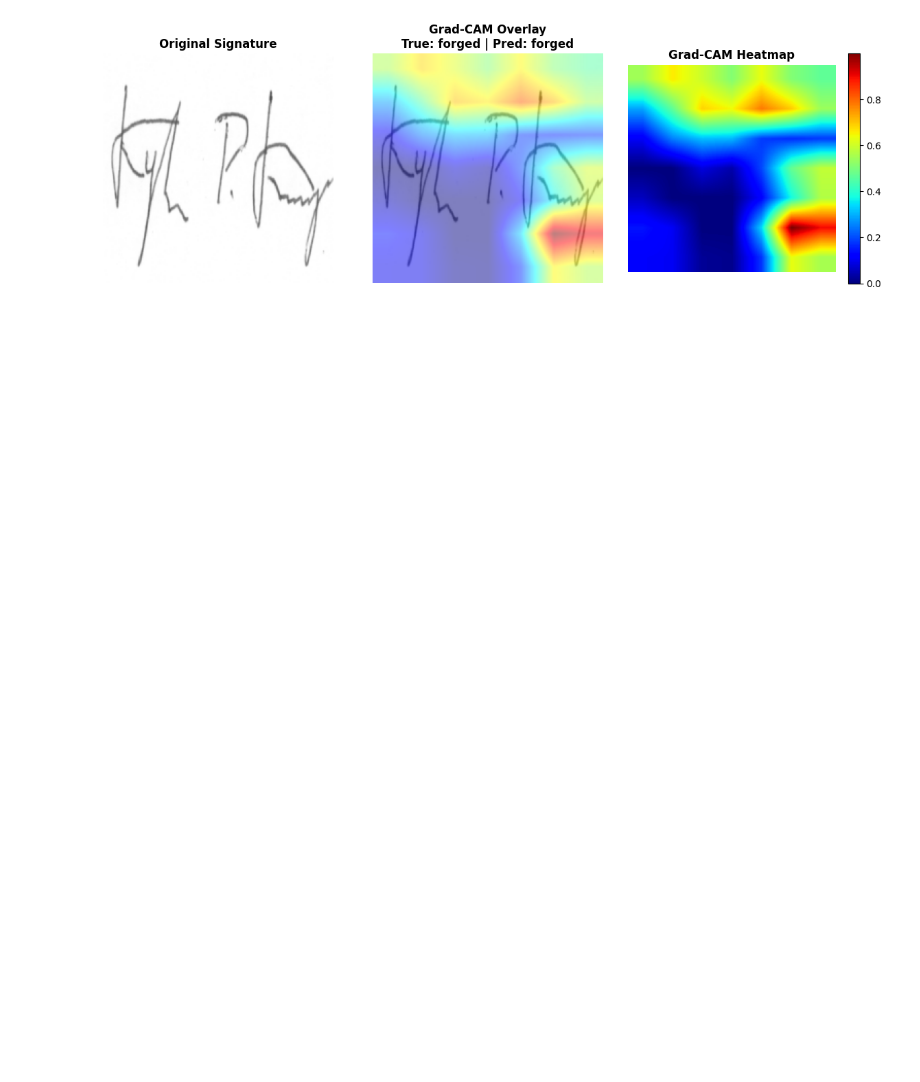
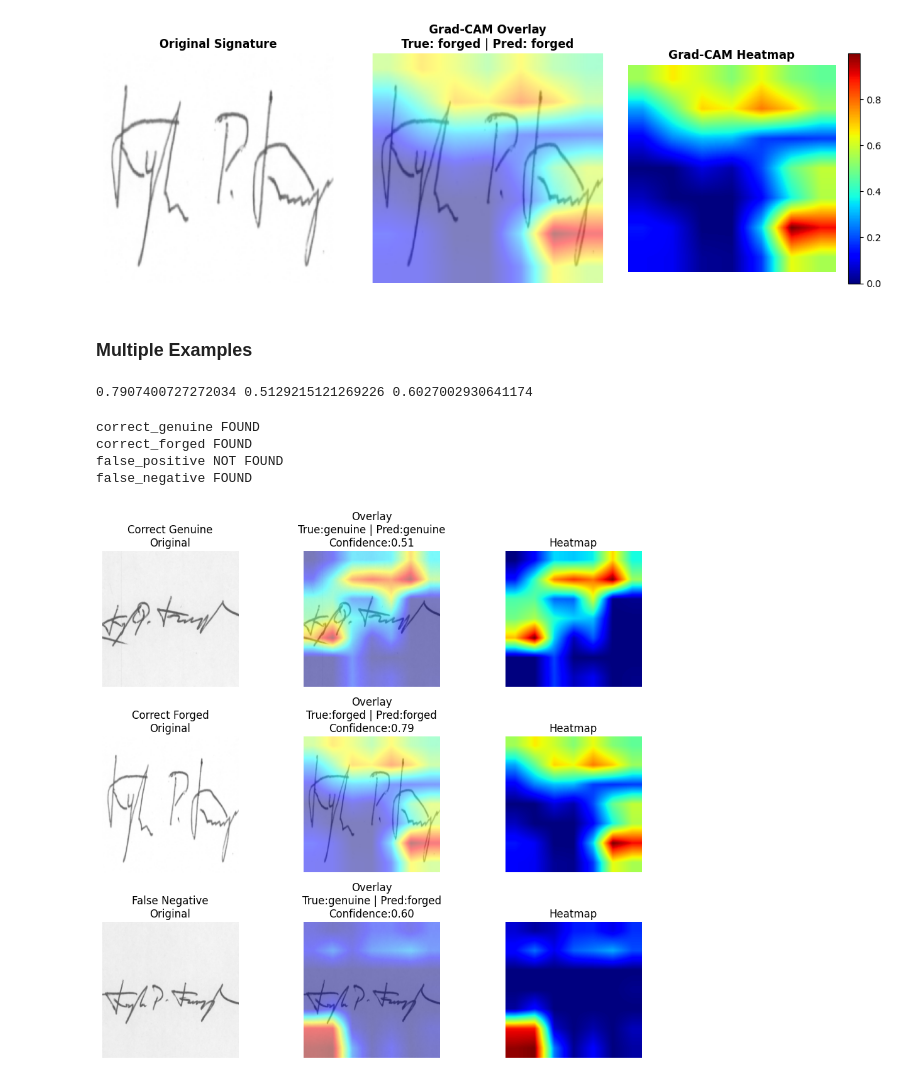
Before and after one commit to Jorj91/Project_Explainable_AI_Banking_Model, a Jupyter notebook: main.ipynb, the cells around one changed output. Drawn from its saved outputs; the diff is of its cells as text; code cells hidden in the pictures; blank space fills up the shorter version.

```diff
--- a/main.ipynb
+++ b/main.ipynb
@@ -755,3 +757,5 @@ plt.tight_layout()
 plt.show()
 # %% [output]
 [figure]
+# %% [markdown]
+### Multiple Examples
@@ -757,0 +802,6 @@ plt.show()
+# %%
+print(cases['correct_forged'][3],
+      cases['correct_genuine'][3],
+      cases['false_negative'][3])
+# %% [output]
+0.7907400727272034 0.5129215121269226 0.6027002930641174
@@ -757,0 +810,52 @@ plt.show()
+# %%
+for k,v in cases.items():
+    print(k, "FOUND" if v is not None else "NOT FOUND")
+# %% [output]
+correct_genuine FOUND
+correct_forged FOUND
+false_positive NOT FOUND
+false_negative FOUND
+# %%
+# visualization
+
+found_cases = [c for c in cases if cases[c] is not None]
+
+fig, axes = plt.subplots(len(found_cases),3, figsize=(10,3*len(found_cases)))
+
+class_names = test_dataset.classes
+cam = GradCAM(model=model,
+              target_layers=target_layers)
+
+for row, case in enumerate(found_cases):
+
+    img, label, pred, confidence = cases[case]
+
+    input_tensor = img.unsqueeze(0).to(device)
+
+    grayscale_cam = cam(input_tensor=input_tensor)
+    cam_image = grayscale_cam[0]
+
+    rgb_img = img.permute(1,2,0).numpy()
+
+    visualization = show_cam_on_image(rgb_img, cam_image, use_rgb=True)
+
+    true_label = class_names[label]
+    pred_label = class_names[pred]
+
+    axes[row,0].imshow(rgb_img)
+    axes[row,0].set_title(f"{case.replace('_',' ').title()}\nOriginal")
+    axes[row,0].axis("off")
+
+    axes[row,1].imshow(visualization)
+    #axes[row,1].set_title(f"Overlay\nTrue:{true_label} | Pred:{pred_label}")
+    axes[row,1].set_title(f"Overlay\nTrue:{true_label} | Pred:{pred_label}\nConfidence:{confidence:.2f}")
+    axes[row,1].axis("off")
+
+    heatmap = axes[row,2].imshow(cam_image, cmap="jet")
+    axes[row,2].set_title("Heatmap")
+    axes[row,2].axis("off")
+
+plt.tight_layout()
+plt.show()
+# %% [output]
+[figure, added]
```
Also changed, not shown: parts of 3 cells of this notebook.
